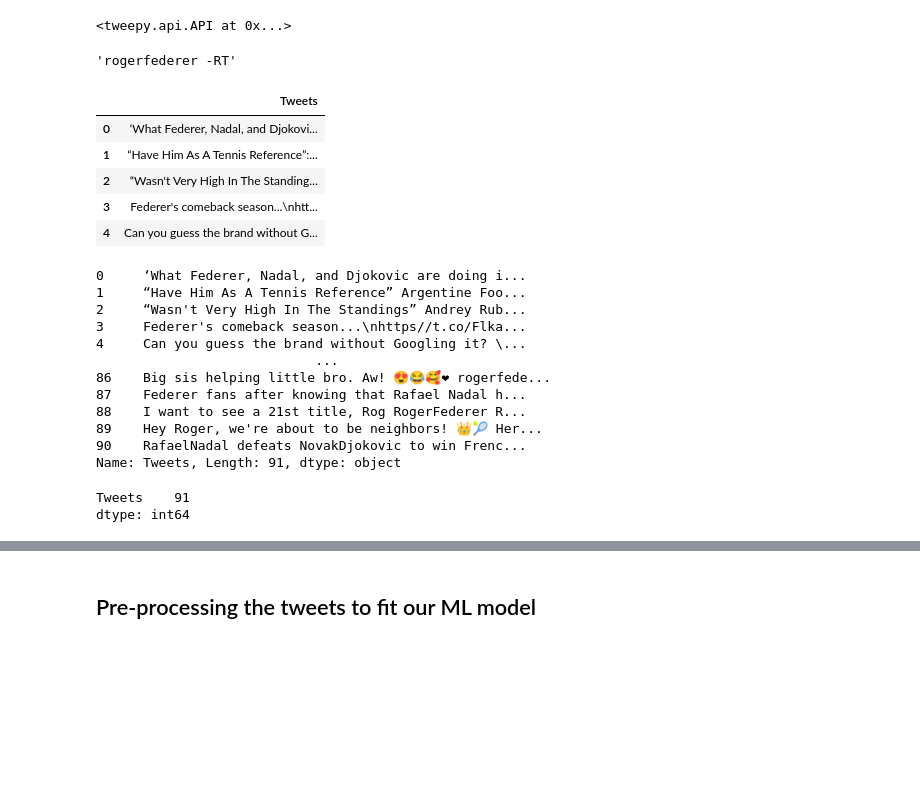
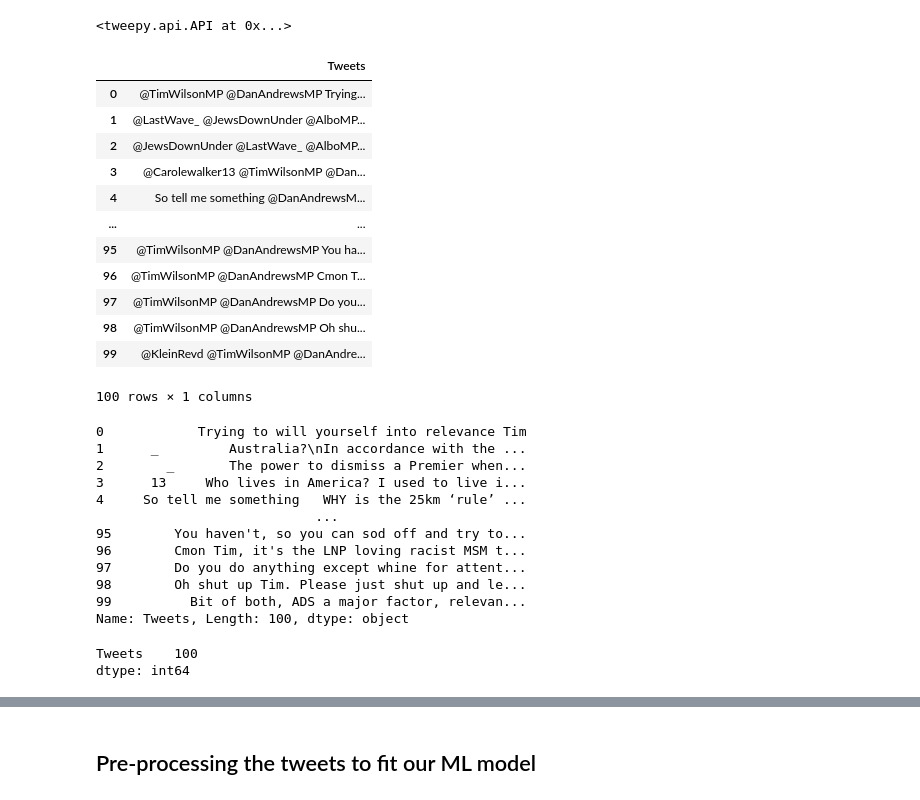
Before and after one commit to babetteblanquet/Sentiment_Analysis, a Jupyter notebook: Sentiment analysis on Tweets.ipynb, the cells around one changed output, grey strips where cells are left out. Drawn from its saved outputs; the diff is of its cells as text; code cells hidden in the pictures; blank space fills up the shorter version.

```diff
--- a/Sentiment analysis on Tweets.ipynb
+++ b/Sentiment analysis on Tweets.ipynb
@@ -25,23 +27,24 @@ api
 <tweepy.api.API at 0x...>
 # %%
 posts = api.search(
-    q="#rogerfederer -RT", retweeted = "False", result_type='recent', count=100, lang="en", tweet_mode="extended")
+    q="@DanAndrewsmp -RT", result_type='recent', count=100, lang="en", tweet_mode="extended")
-# %%
-text_input = "rogerfederer"
-tweet_handle = text_input+" -RT"
-tweet_handle
-# %% [output]
-'rogerfederer -RT'
 # %%
 df = pd.DataFrame( [tweet.full_text for tweet in posts], columns=['Tweets'])
-df.head()
+df
 # %% [output]
 |  | Tweets |
-| 0 | ‘What Federer, Nadal, and Djokovi... |
-| 1 | “Have Him As A Tennis Reference”:... |
-| 2 | “Wasn't Very High In The Standing... |
-| 3 | Federer's comeback season...\nhtt... |
-| 4 | Can you guess the brand without G... |
+| 0 | @TimWilsonMP @DanAndrewsMP Trying... |
+| 1 | @LastWave_ @JewsDownUnder @AlboMP... |
+| 2 | @JewsDownUnder @LastWave_ @AlboMP... |
+| 3 | @Carolewalker13 @TimWilsonMP @Dan... |
+| 4 | So tell me something @DanAndrewsM... |
+| ... | ... |
+| 95 | @TimWilsonMP @DanAndrewsMP You ha... |
+| 96 | @TimWilsonMP @DanAndrewsMP Cmon T... |
+| 97 | @TimWilsonMP @DanAndrewsMP Do you... |
+| 98 | @TimWilsonMP @DanAndrewsMP Oh shu... |
+| 99 | @KleinRevd @TimWilsonMP @DanAndre... |
+100 rows × 1 columns
 # %%
 #Create a function to clean the tweets:
 def cleanTxt(text):
@@ -63,18 +66,18 @@ def cleanTxt(text):
 df["Tweets"] = df["Tweets"].apply(cleanTxt)
 df["Tweets"]
 # %% [output]
-0     ‘What Federer, Nadal, and Djokovic are doing i...
-1     “Have Him As A Tennis Reference” Argentine Foo...
-2     “Wasn't Very High In The Standings” Andrey Rub...
-3     Federer's comeback season...\nhttps//t.co/Flka...
-4     Can you guess the brand without Googling it? \...
+0            Trying to will yourself into relevance Tim
+1      _         Australia?\nIn accordance with the ...
+2        _       The power to dismiss a Premier when...
+3      13     Who lives in America? I used to live i...
+4     So tell me something   WHY is the 25km ‘rule’ ...
                             ...
-86    Big sis helping little bro. Aw! 😍😂🥰❤ rogerfede...
-87    Federer fans after knowing that Rafael Nadal h...
-88    I want to see a 21st title, Rog RogerFederer R...
-89    Hey Roger, we're about to be neighbors! 👑🎾 Her...
-90    RafaelNadal defeats NovakDjokovic to win Frenc...
-Name: Tweets, Length: 91, dtype: object
+95        You haven't, so you can sod off and try to...
+96        Cmon Tim, it's the LNP loving racist MSM t...
+97        Do you do anything except whine for attent...
+98        Oh shut up Tim. Please just shut up and le...
+99          Bit of both, ADS a major factor, relevan...
+Name: Tweets, Length: 100, dtype: object
 # %%
 df= df.dropna()
 # %%
@@ -82,6 +85,6 @@ df= df.drop_duplicates()
 # %%
 df.count()
 # %% [output]
-Tweets    91
+Tweets    100
 dtype: int64
 # %%
```
Also changed, not shown: parts of 15 cells of this notebook, 8 other files.
